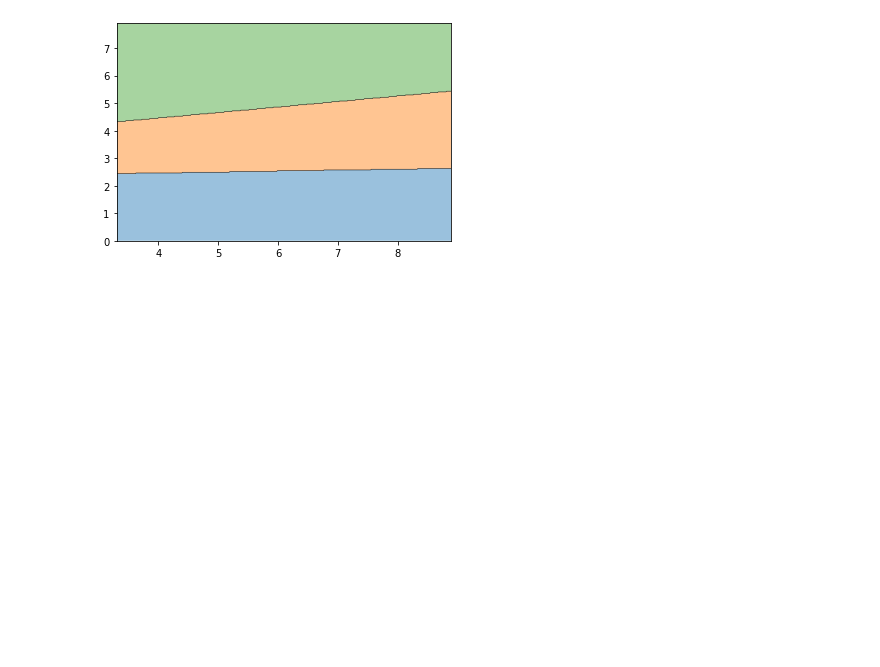
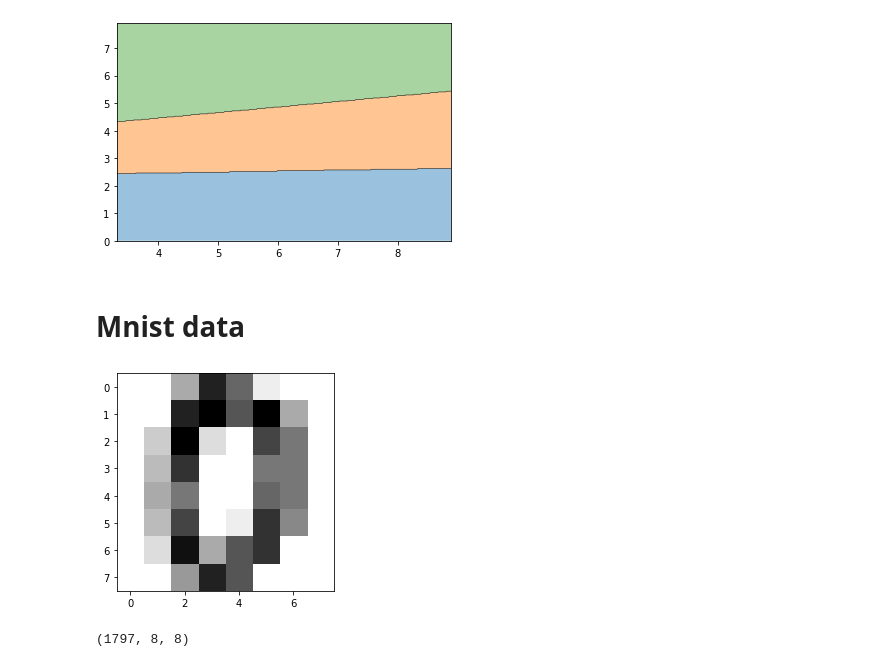
Before and after one commit to Hyup98/DL14, a Jupyter notebook: notebook/lecture_3.ipynb, the cells around one changed output. Saved outputs shown, nothing was run; the diff lists cells and outputs as text; code cells hidden in the pictures; blank space fills up the shorter version.

```diff
--- a/notebook/lecture_3.ipynb
+++ b/notebook/lecture_3.ipynb
@@ -115,3 +115,27 @@ plt.show()
 # %% [output]
 TypeError: ignored
 [figure]
+# %% [markdown]
+#  Mnist data
+# %%
+import matplotlib.pyplot as plt
+
+from sklearn import datasets, metrics
+from sklearn.model_selection import train_test_split
+
+digits = datasets.load_digits()
+# str(digits)
+# digits.data.shape
+# digits.target.shape
+# %%
+plt.imshow(digits.images[0], cmap=plt.cm.gray_r, interpolation='nearest')
+plt.show()
+# %% [output]
+[figure, added]
+# %%
+# digits.images.shape
+
+n_samples = len(digits.images)
+digits.images.shape
+# %% [output]
+(1797, 8, 8)
```
Also changed, not shown: parts of 6 cells of this notebook.
